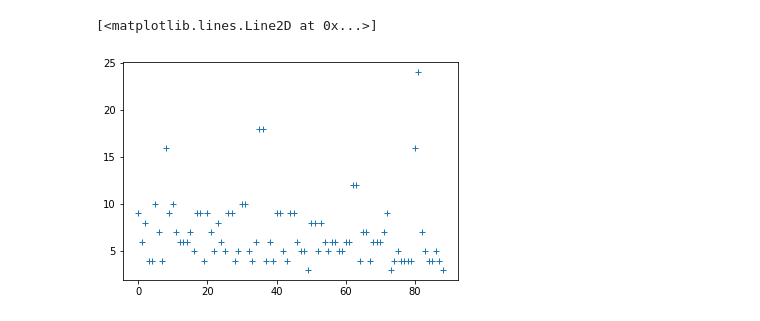
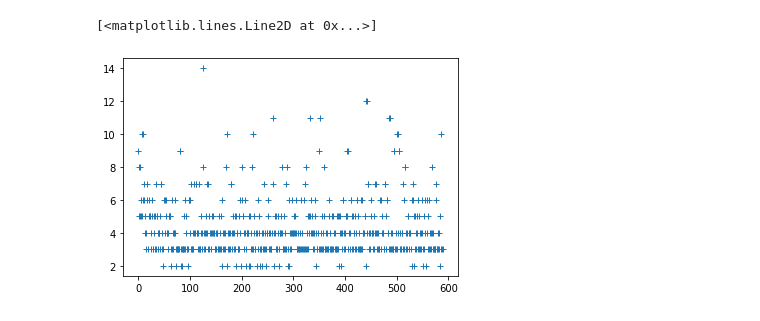
Before and after one commit to AdrienSF/mathemagic, a Jupyter notebook: scratch/date_analysis.ipynb, the cells around one changed output. Saved outputs shown, nothing was run; the diff lists cells and outputs as text; code cells hidden in the pictures.

```diff
--- a/scratch/date_analysis.ipynb
+++ b/scratch/date_analysis.ipynb
@@ -5,11 +5,11 @@ import statistics as stats
 import numpy as np
 
 
-df = pd.read_csv('possibility_counts.csv')
+df = pd.read_csv('4digit_possibility_counts.csv')
 # %%
-plt.plot([max(df['possibilities'][(i*364)-364:i*364]) for i in range(1,90)], '+')
+plt.plot([max(df['possibilities'][(i*364)-364:i*364]) for i in range(1,591)], '+')
 # %% [output]
 [<matplotlib.lines.Line2D at 0x...>]
-[figure, old version]
+[figure, new version]
 # %%
 plt.plot([stats.mean(df['possibilities'][(i*364)-364:i*364]) for i in range(1,90)], '+')
```
Also changed, not shown: parts of 8 cells of this notebook, 2 other files.
